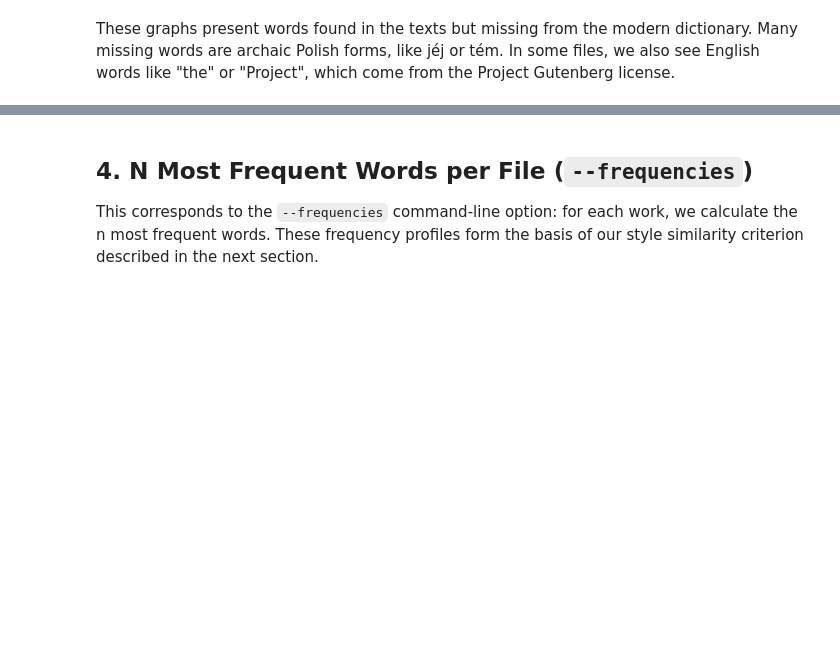
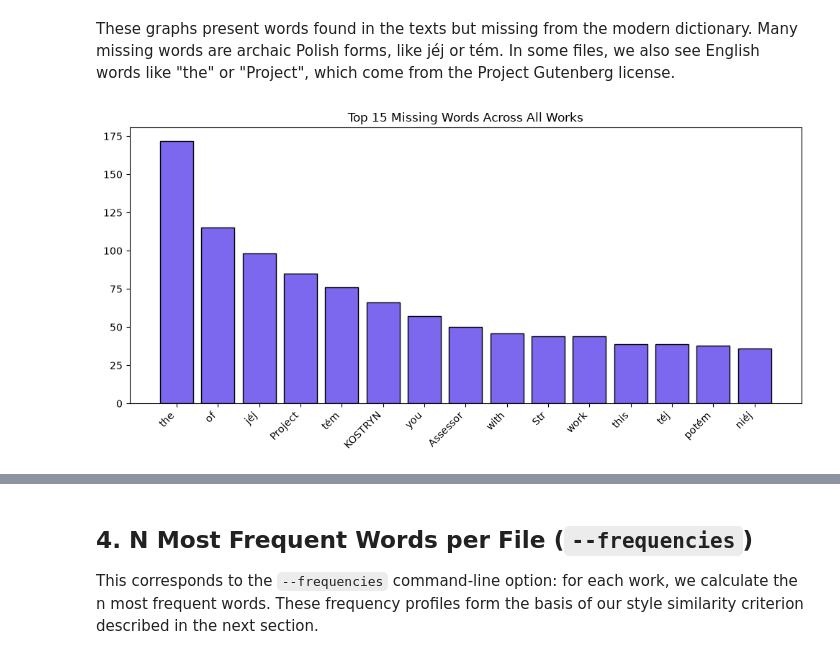
Before and after one commit to wiktoriazipper24-hub/projekt_nypd, a Jupyter notebook: raport.ipynb, the cells around one changed output, grey strips where cells are left out. Saved outputs shown, nothing was run; the diff lists cells and outputs as text; code cells hidden in the pictures; blank space fills up the shorter version.

```diff
--- a/raport.ipynb
+++ b/raport.ipynb
@@ -197,5 +197,18 @@ for file_path, missing_words in missing_words_per_file.items():
 # %% [markdown]
 These graphs present words found in the texts but missing from the modern dictionary. Many missing words are archaic Polish forms, like jéj or tém. In some files, we also see English words like "the" or "Project", which come from the Project Gutenberg license.
+# %%
+all_missing = find_missing_words(WORKS_FILES, dictionary_words)
+top_missing = all_missing[:15]
+word, freqs = zip(*top_missing)
+
+plt.figure(figsize=(10, 5))
+plt.bar(word, freqs, color='mediumslateblue', edgecolor='black')
+plt.title("Top 15 Missing Words Across All Works")
+plt.xticks(rotation=45, ha='right')
+plt.tight_layout()
+plt.show()
+# %% [output]
+[figure, added]
 # %%
 top_missing = missing_words[:15]
 if top_missing:
```
Also changed, not shown: parts of 9 cells of this notebook.
